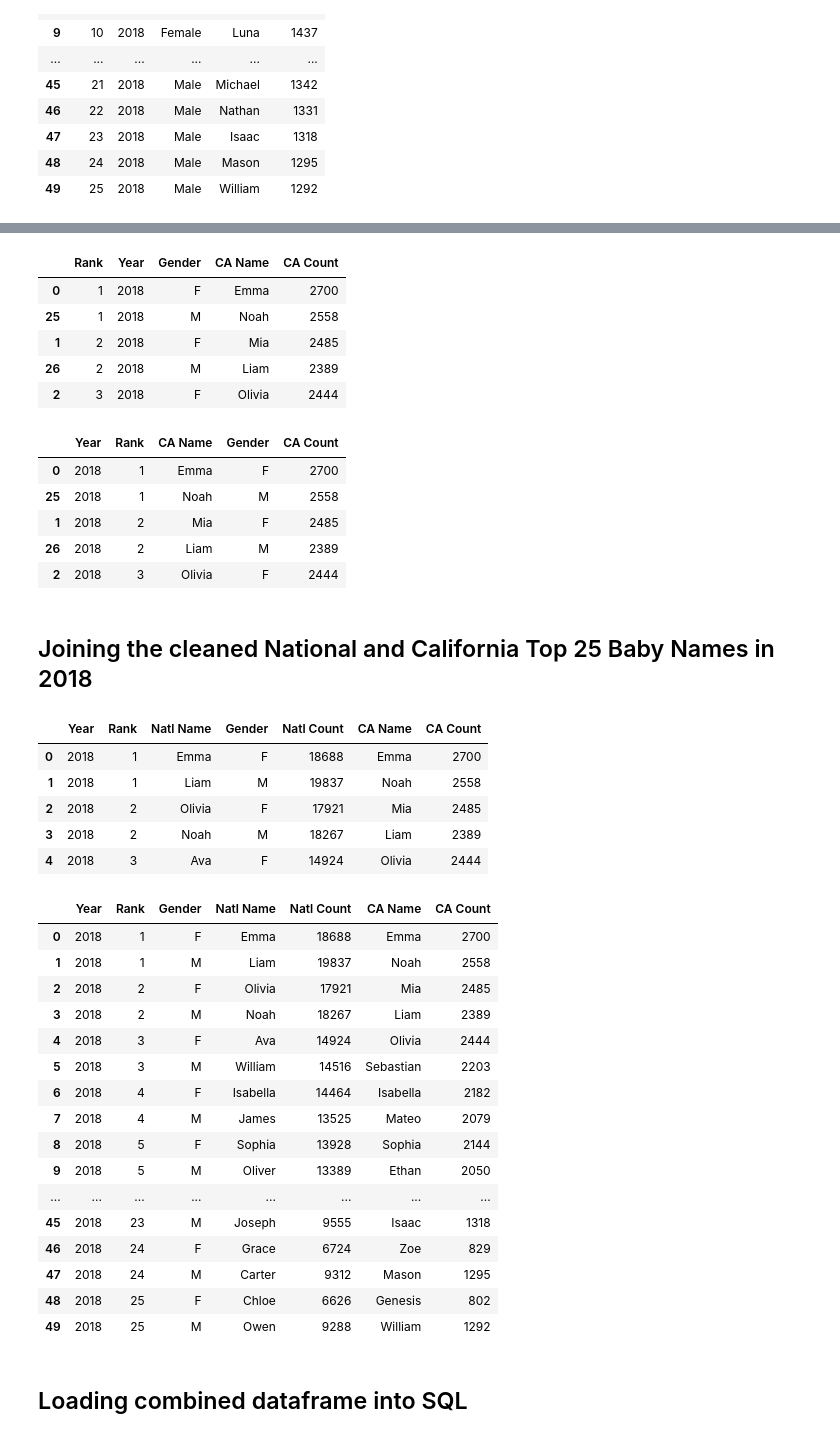
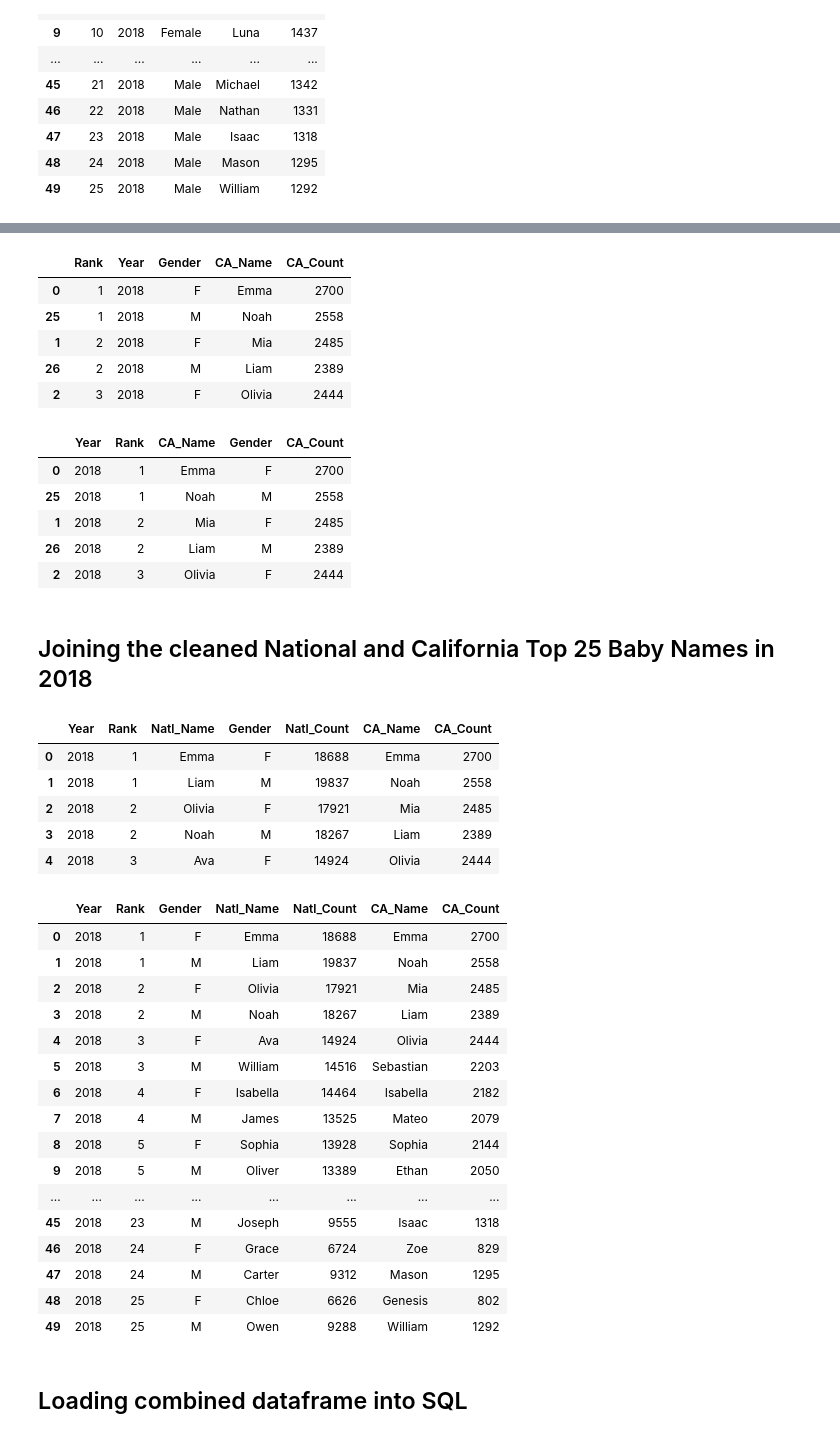
Before and after one commit to teresaflicek/Baby-Names-ETL, a Jupyter notebook: Baby_Names.ipynb, the cells around one changed output, grey strips where cells are left out. Drawn from its saved outputs; the diff is of its cells as text; code cells hidden in the pictures.

```diff
--- a/Baby_Names.ipynb
+++ b/Baby_Names.ipynb
@@ -69,7 +69,7 @@ top_nat_names
 | 6951 | Owen | M | 2018 | 25 | 9288 |
 # %%
 #rename the columns
-top_nat_names = top_nat_names.rename(columns={"name": "Natl Name", "sex": "Gender", "year":"Year", "rank":"Rank", "count":"Natl Count"}).copy()
+top_nat_names = top_nat_names.rename(columns={"name": "Natl_Name", "sex": "Gender", "year":"Year", "rank":"Rank", "count":"Natl_Count"}).copy()
 
 #display dataframe
 top_nat_names.head()
@@ -106,7 +106,7 @@ top_nat_names
 | 6951 | Owen | M | 2018 | 25 | 9288 |
 # %%
 #reorganized columns and created a copy
-clean_top_nat_names = top_nat_names[["Year", "Rank", "Natl Name", "Gender", "Natl Count"]].copy()
+clean_top_nat_names = top_nat_names[["Year", "Rank", "Natl_Name", "Gender", "Natl_Count"]].copy()
 
 #display dataframe
 clean_top_nat_names
@@ -180,7 +180,7 @@ See the caveats in the documentation: https://pandas.pydata.org/pandas-docs/stab
 | 49 | 25 | 2018 | Male | William | 1292 |
 # %%
 #rename the columns to differentiate from the national dataset and create a copy
-top_names_CA = top_names_CA.rename(columns={"Name": "CA Name", "COUNT": "CA Count"}).copy()
+top_names_CA = top_names_CA.rename(columns={"Name": "CA_Name", "COUNT": "CA_Count"}).copy()
 
 #display dataframe
 top_names_CA.head()
@@ -223,7 +223,7 @@ top_names_CA['Gender'] = top_names_CA['Gender'].str.replace('Male','M').copy()
 #display dataframe
 top_names_CA.head()
 # %% [output]
-|  | Rank | Year | Gender | CA Name | CA Count |
+|  | Rank | Year | Gender | CA_Name | CA_Count |
 | 0 | 1 | 2018 | F | Emma | 2700 |
 | 25 | 1 | 2018 | M | Noah | 2558 |
 | 1 | 2 | 2018 | F | Mia | 2485 |
@@ -231,12 +231,12 @@ top_names_CA.head()
 | 2 | 3 | 2018 | F | Olivia | 2444 |
 # %%
 #reorganize columns
-clean_top_names_CA = top_names_CA[["Year", "Rank", "CA Name", "Gender", "CA Count"]].copy()
+clean_top_names_CA = top_names_CA[["Year", "Rank", "CA_Name", "Gender", "CA_Count"]].copy()
 
 #display dataframe
 clean_top_names_CA.head()
 # %% [output]
-|  | Year | Rank | CA Name | Gender | CA Count |
+|  | Year | Rank | CA_Name | Gender | CA_Count |
 | 0 | 2018 | 1 | Emma | F | 2700 |
 | 25 | 2018 | 1 | Noah | M | 2558 |
 | 1 | 2018 | 2 | Mia | F | 2485 |
@@ -251,7 +251,7 @@ combo_names_df = pd.merge(clean_top_nat_names, clean_top_names_CA, on=['Rank','Y
 #display dataframe
 combo_names_df.head()
 # %% [output]
-|  | Year | Rank | Natl Name | Gender | Natl Count | CA Name | CA Count |
+|  | Year | Rank | Natl_Name | Gender | Natl_Count | CA_Name | CA_Count |
 | 0 | 2018 | 1 | Emma | F | 18688 | Emma | 2700 |
 | 1 | 2018 | 1 | Liam | M | 19837 | Noah | 2558 |
 | 2 | 2018 | 2 | Olivia | F | 17921 | Mia | 2485 |
@@ -259,12 +259,12 @@ combo_names_df.head()
 | 4 | 2018 | 3 | Ava | F | 14924 | Olivia | 2444 |
 # %%
 #reorganizing the columns
-clean_top_baby_names = combo_names_df[["Year", "Rank","Gender","Natl Name","Natl Count", "CA Name", "CA Count"]].copy()
+clean_top_baby_names = combo_names_df[["Year", "Rank","Gender","Natl_Name","Natl_Count", "CA_Name", "CA_Count"]].copy()
 
 #display final cleaned combination dataframe
 clean_top_baby_names
 # %% [output]
-|  | Year | Rank | Gender | Natl Name | Natl Count | CA Name | CA Count |
+|  | Year | Rank | Gender | Natl_Name | Natl_Count | CA_Name | CA_Count |
 | 0 | 2018 | 1 | F | Emma | 18688 | Emma | 2700 |
 | 1 | 2018 | 1 | M | Liam | 19837 | Noah | 2558 |
 | 2 | 2018 | 2 | F | Olivia | 17921 | Mia | 2485 |
```
Also changed, not shown: parts of 6 cells of this notebook.
